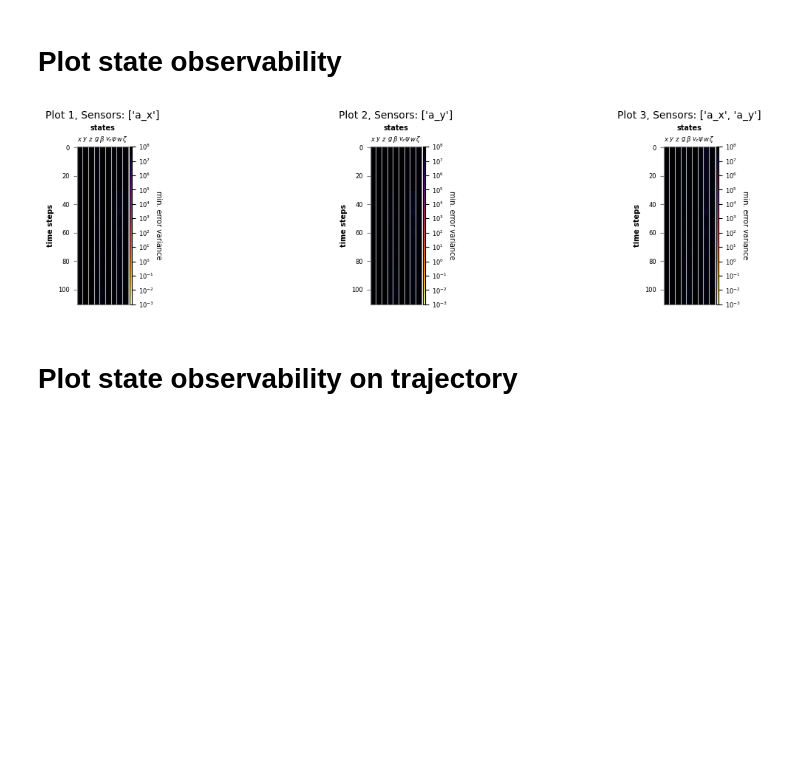
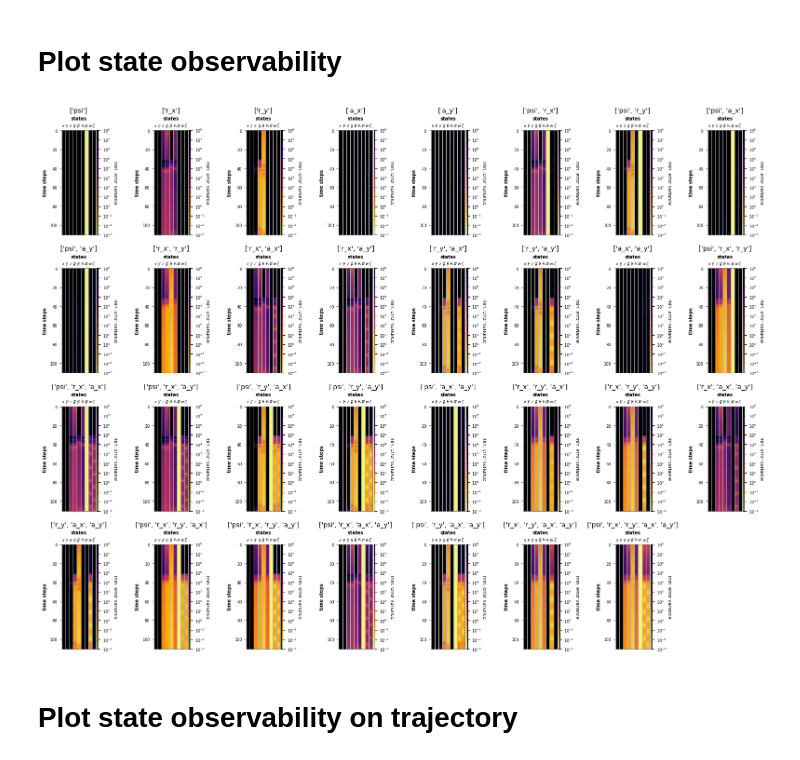
Before and after one commit to jadenmecham/conSensus, a Jupyter notebook: examples/example_observability_ekf.ipynb, the cells around one changed output. Drawn from its saved outputs; the diff is of its cells as text; code cells hidden in the pictures; blank space fills up the shorter version.

Commit message:
plotting all observability for trajectory

```diff
--- a/examples/example_observability_ekf.ipynb
+++ b/examples/example_observability_ekf.ipynb
@@ -172,8 +173,7 @@ R = {'psi': R, 'r_x': R, 'r_y': R, 'a_x': R, 'a_y': R, 'u_x': R, 'u_y': R, 'u_ps
 # R = {'psi': 0.1, 'r_x': 0.1, 'r_y': 0.1, 'a_x': 0.1, 'a_y': 0.1, 'u_x': 0.1, 'u_y': 0.1, 'u_psi': 0.1}
 
 # Choose sensors to use from O
-# o_sensors = ['psi', 'r_x', 'r_y', 'a_x', 'a_y']
-o_sensors = ['a_x', 'a_y']
+o_sensors = ['psi', 'r_x', 'r_y', 'a_x', 'a_y']
 
 # get unique combinations of sensors
 o_sensors = consensus.uniqueSensorCombos(o_sensors)
@@ -205,40 +205,44 @@ for i in range(len(o_sensors)):
 # for i in range(len(EV_all)):
 #     EV = EV_all[i].iloc[:, 2:]
 #     error_variance = EV.ffill().bfill()
 #     cnorm, cmap, log_ticks = ff.plot_heatmap_log_timeseries(error_variance.values, data_labels=list(EV.columns),
 #                                                             log_ticks=(-3, 8), y_label='min. error variance')
 
-import math
-
 n = len(EV_all)  # number of sensor combinations
-cols = 5
+cols = 8
 rows = math.ceil(n / cols)
 
-fig, axes = plt.subplots(rows, cols, figsize=(4 * cols, 3 * rows))
+fig, axes = plt.subplots(rows, cols, figsize=(2 * cols, 3 * rows))
 axes = axes.flatten()  # Flatten in case it's a 2D array
+
+cnorm_all = []
+cmap_all = []
 
 for i in range(n):
     EV = EV_all[i].iloc[:, 2:]
     error_variance = EV.ffill().bfill()
 
     ax = axes[i]
-    ff.plot_heatmap_log_timeseries(
+    cnorm, cmap, log_ticks = ff.plot_heatmap_log_timeseries(
         error_variance.values,
         data_labels=list(EV.columns),
         log_ticks=(-3, 8),
         y_label='min. error variance',
         ax=ax  # Pass the subplot axis
     )
-    ax.set_title(f'Plot {i+1}, Sensors: {o_sensors[i]}', fontsize=10)
+    ax.set_title(f'{o_sensors[i]}', fontsize=10)
+
+    cnorm_all.append(cnorm)
+    cmap_all.append(cmap)
 
 # Hide any unused subplots
 for j in range(n, len(axes)):
     fig.delaxes(axes[j])
 
 plt.tight_layout()
 plt.show()
 # %% [output]
-[figure, old version]
+[figure, new version]
 # %% [markdown]
 # Plot state observability on trajectory
 # %%
```
Also changed, not shown: parts of 2 cells of this notebook, 1 other file.
